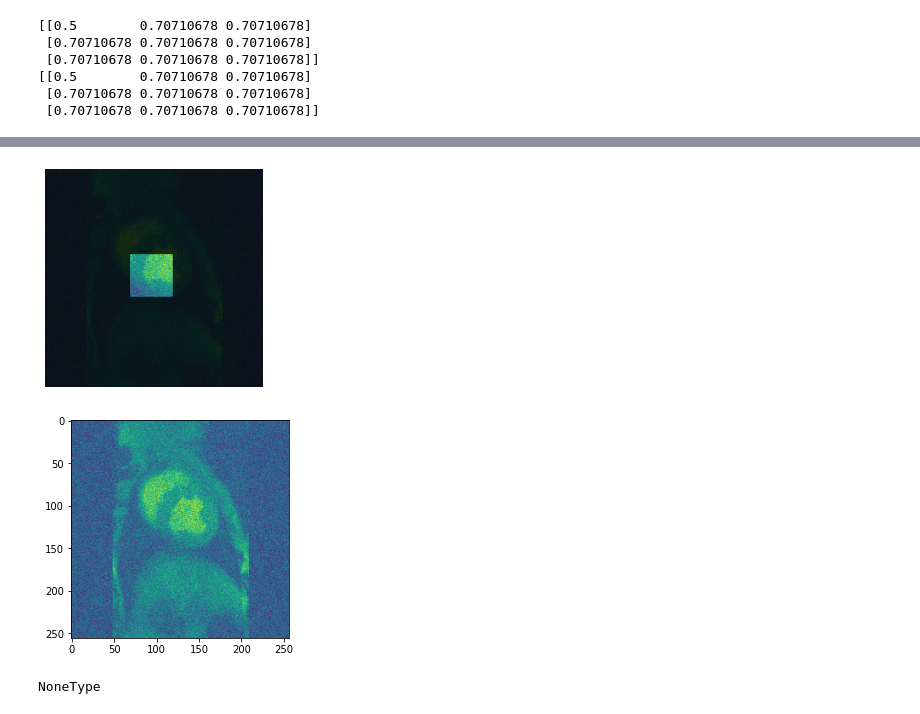
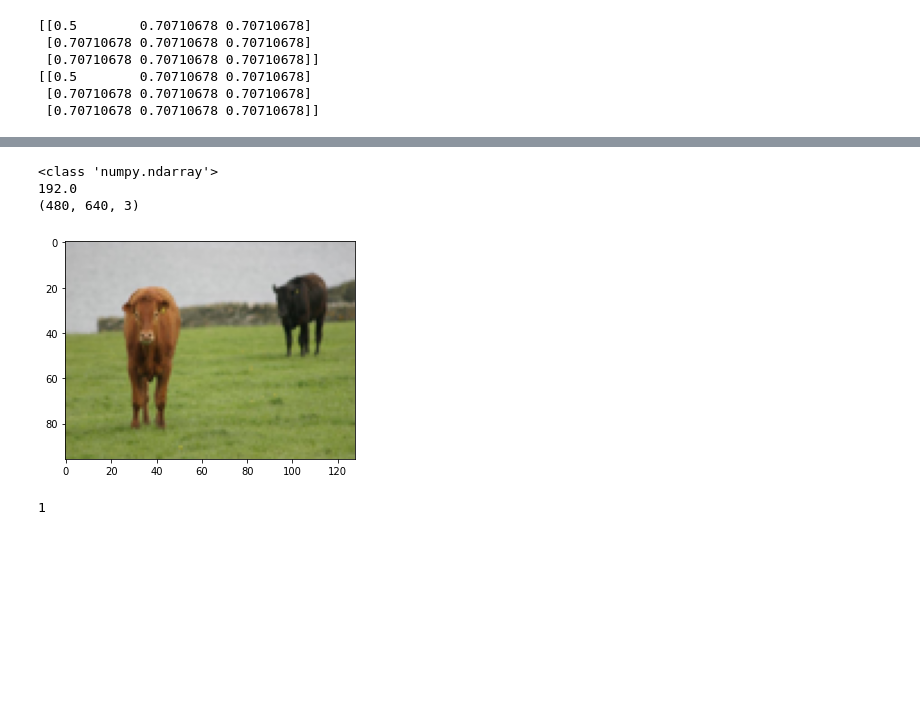
Before and after one commit to Mudhdhoo/Caltech-SURF-2023, a Jupyter notebook: test.ipynb, the cells around one changed output, grey strips where cells are left out. Saved outputs shown, nothing was run; the diff lists cells and outputs as text; code cells hidden in the pictures; blank space fills up the shorter version.

```diff
--- a/test.ipynb
+++ b/test.ipynb
@@ -157,42 +141,22 @@ IndexError: too many indices for array: array is 2-dimensional, but 3 were index
-# %%
-import matplotlib.pyplot as plt
-import matplotlib.image as mpimg
-import numpy as np
-
-# Load images
-color = np.zeros([256,256,4])
-color[:,:,0] = 0
-color[:,:,1] = 0
-color[:,:,2] = 0
-image1 = im.image
-image2 = color
-
-# Create a mask for the opaque region
-mask = np.ones_like(image2[:, :, 3])
-mask[100:150, 100:150] = 0
-image2[:, :, 3] = mask
-
-# Create figure and subplot
-fig, ax = plt.subplots()
-
-# Display the first image
-ax.imshow(image1)
-
-# Overlay the modified top image
-ax.imshow(image2, alpha = 0.8)
-
-# Adjust plot settings
-ax.axis('off')
-
-# Show the stacked images
-plt.show()
-plt.imshow(im.image)
-plt.show()
-# %% [output]
-[figure, removed]
-[figure, removed]
-# %%
-#a = np.array([[1,2],[3,4]])
-type(None)
-# %% [output]
-NoneType
+# %%
+from PIL import Image
+cow = loadmat(os.path.join('images','image'))['image']
+print(type(cow))
+print(cow.shape[0]*0.4)
+print(cow.shape)
+pil_cow = Image.fromarray(cow)
+size = 0.2
+pil_cow = pil_cow.resize((int(cow.shape[1]*size), int(cow.shape[0]*size)))
+pil_cow = np.array(pil_cow)
+
+plt.imshow(pil_cow)
+plt.show()
+# %% [output]
+<class 'numpy.ndarray'>
+192.0
+(480, 640, 3)
+[figure, added]
+# %%
+round(0.6)
+# %% [output]
+1
```
Also changed, not shown: parts of 3 cells of this notebook, 9 other files.
